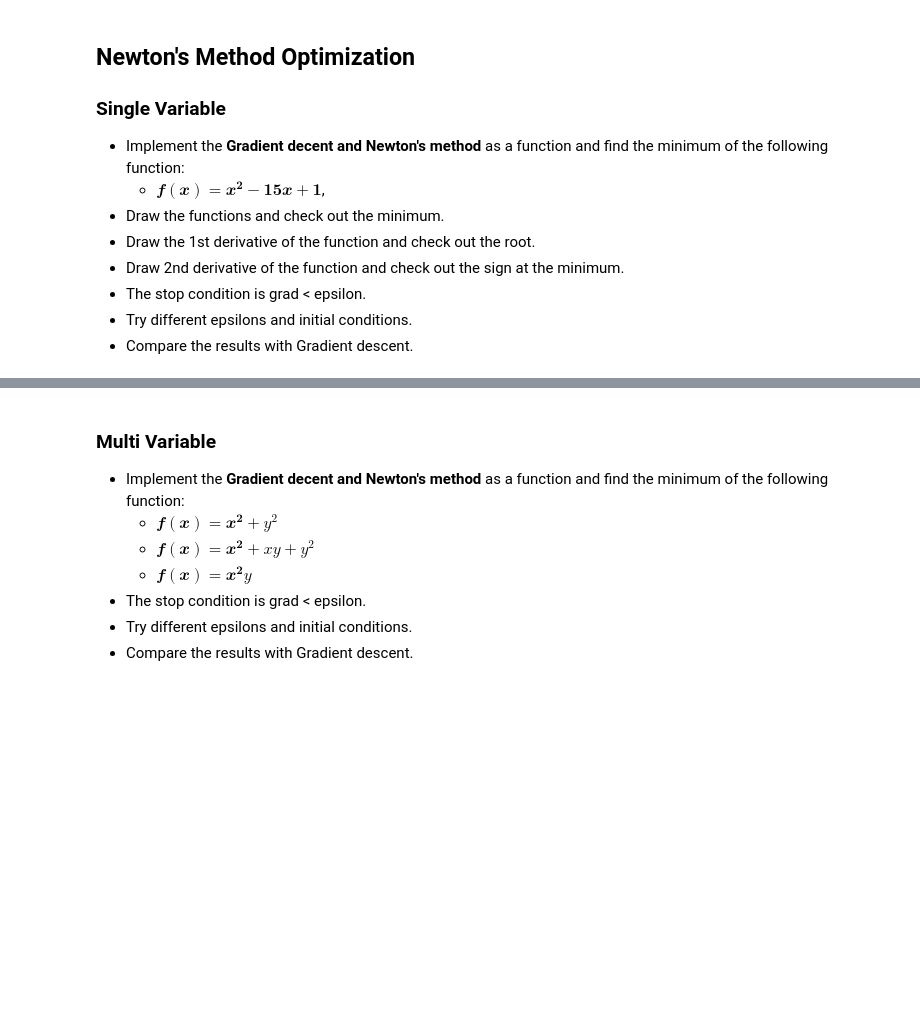
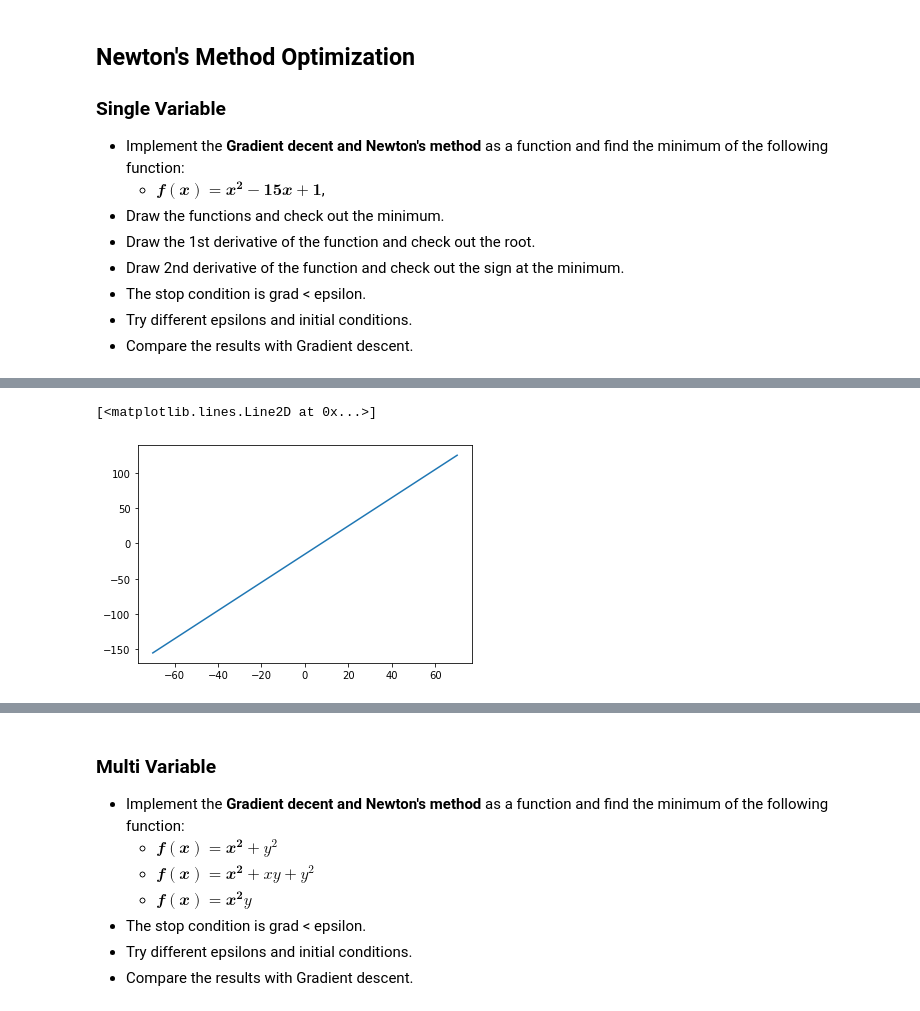
Before and after one commit to AbdellrahmanAmgad/ITI-Practical-Work, a Jupyter notebook: Numerical Algorithms/Lab_3.ipynb, the cells around one changed output, grey strips where cells are left out. Drawn from its saved outputs; the diff is of its cells as text; code cells hidden in the pictures; blank space fills up the shorter version.

```diff
--- a/Numerical Algorithms/Lab_3.ipynb
+++ b/Numerical Algorithms/Lab_3.ipynb
@@ -132,0 +130,6 @@ plt.show()
+# %%
+y = Df(x)
+plt.plot(x,y)
+# %% [output]
+[<matplotlib.lines.Line2D at 0x...>]
+[figure, added]
```
Also changed, not shown: parts of 54 cells of this notebook.
